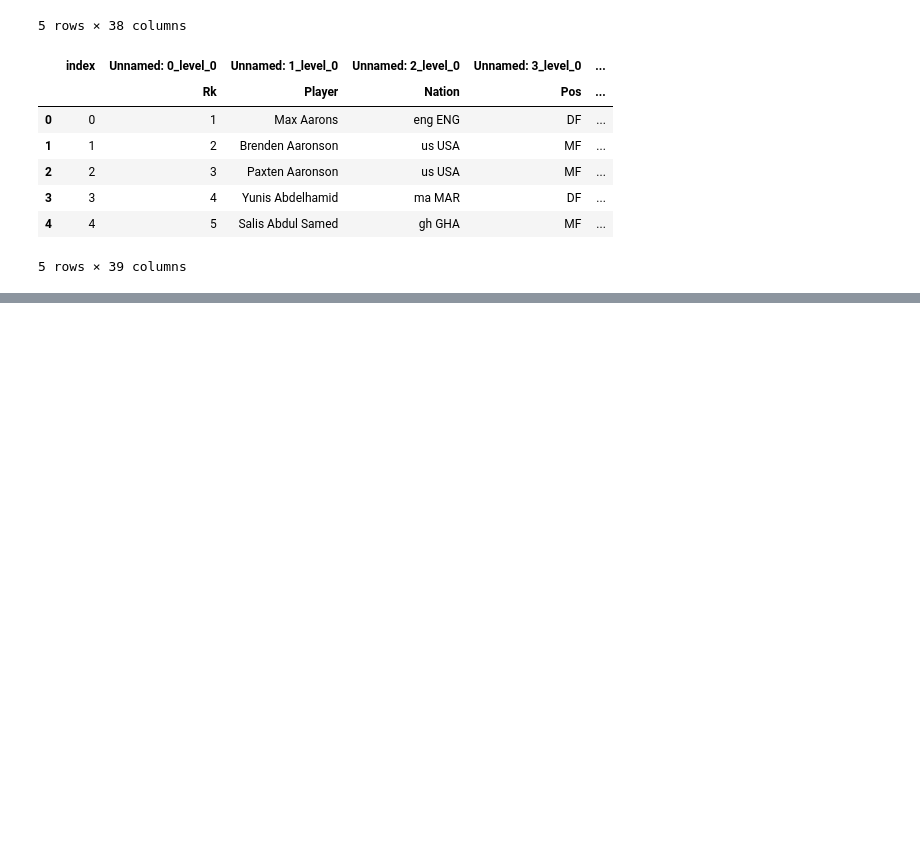
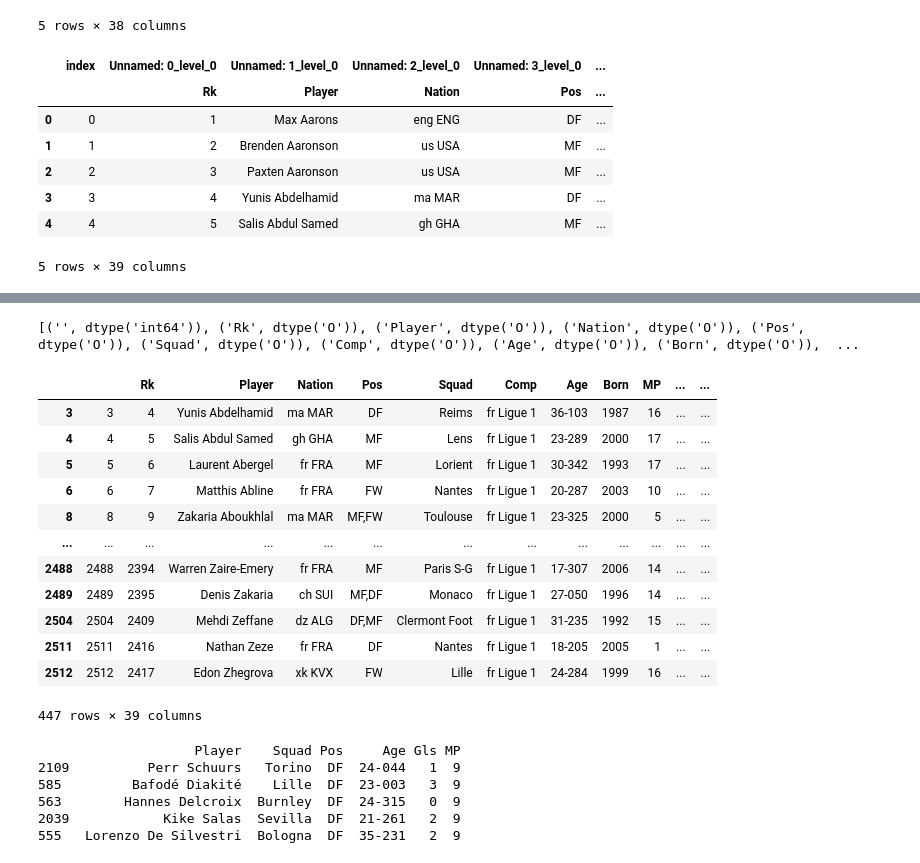
Before and after one commit to phenomenon0/LLM-in-Sports, a Jupyter notebook: main.ipynb, the cells around one changed output, grey strips where cells are left out. Drawn from its saved outputs; the diff is of its cells as text; code cells hidden in the pictures; blank space fills up the shorter version.

Commit message:
data types properly inferred prelim cleaning

```diff
--- a/main.ipynb
+++ b/main.ipynb
@@ -92,2 +106,8 @@ df.reset_index(inplace=True)
 # %%
 df.columns = df.columns.droplevel(0)
+# %%
+df.columns =['', 'Rk', 'Player', 'Nation', 'Pos', 'Squad', 'Comp', 'Age', 'Born',
+       'MP', 'Starts', 'Min', '90s', 'Gls', 'Ast', 'G+A', 'G-PK', 'PK',
+       'PKatt', 'CrdY', 'CrdR', 'xG', 'npxG', 'xAG', 'npxG+xAG', 'PrgC',
+       'PrgP', 'PrgR', 'Gls/90', 'Ast/90', 'G+A/90', 'G-PK/90', 'G+A-PK/90', 'xG/90', 'xAG/90',
+       'xG+xAG/90', 'npxG/90', 'npxG+xAG/90']
@@ -94 +120,13 @@ df.columns = df.columns.droplevel(0)
+# %%
+df['Age'] = df['Age'].str[:2]
+df['Age'] =pd.to_numeric(df['Age'], errors='coerce')
+df['90s'] =pd.to_numeric(df['90s'], errors='coerce')
+# %%
+columns_to_convert = ['MP', 'Starts', 'Min', '90s', 'Gls', 'Ast', 'G+A', 'G-PK', 'PK',
+                      'PKatt', 'CrdY', 'CrdR', 'xG', 'npxG', 'xAG', 'npxG+xAG', 'PrgC',
+                      'PrgP', 'PrgR', 'Gls/90', 'Ast/90', 'G+A/90', 'G-PK/90', 'G+A-PK/90',
+                      'xG/90', 'xAG/90', 'xG+xAG/90', 'npxG/90', 'npxG+xAG/90']
+
+df[columns_to_convert] = df[columns_to_convert].apply(pd.to_numeric, errors='coerce')
+df.MP = pd.to_numeric(df.MP, errors='coerce')
 # %%
@@ -102,0 +152,41 @@ Index(['', 'Rk', 'Player', 'Nation', 'Pos', 'Squad', 'Comp', 'Age', 'Born',
+# %%
+def check_column_types(df):
+    column_types = []
+    for column in df.columns:
+        column_type = df[column].dtype
+        column_types.append((column, column_type))
+    return column_types
+print(check_column_types(df))
+# %% [output]
+[('', dtype('int64')), ('Rk', dtype('O')), ('Player', dtype('O')), ('Nation', dtype('O')), ('Pos', dtype('O')), ('Squad', dtype('O')), ('Comp', dtype('O')), ('Age', dtype('O')), ('Born', dtype('O')),  ...
+# %%
+df1 = df.loc[df.Comp == 'fr Ligue 1']
+
+df1
+# %% [output]
+|  |  | Rk | Player | Nation | Pos | Squad | Comp | Age | Born | MP | ... | ... |
+| 3 | 3 | 4 | Yunis Abdelhamid | ma MAR | DF | Reims | fr Ligue 1 | 36-103 | 1987 | 16 | ... | ... |
+| 4 | 4 | 5 | Salis Abdul Samed | gh GHA | MF | Lens | fr Ligue 1 | 23-289 | 2000 | 17 | ... | ... |
+| 5 | 5 | 6 | Laurent Abergel | fr FRA | MF | Lorient | fr Ligue 1 | 30-342 | 1993 | 17 | ... | ... |
+| 6 | 6 | 7 | Matthis Abline | fr FRA | FW | Nantes | fr Ligue 1 | 20-287 | 2003 | 10 | ... | ... |
+| 8 | 8 | 9 | Zakaria Aboukhlal | ma MAR | MF,FW | Toulouse | fr Ligue 1 | 23-325 | 2000 | 5 | ... | ... |
+| ... | ... | ... | ... | ... | ... | ... | ... | ... | ... | ... | ... | ... |
+| 2488 | 2488 | 2394 | Warren Zaire-Emery | fr FRA | MF | Paris S-G | fr Ligue 1 | 17-307 | 2006 | 14 | ... | ... |
+| 2489 | 2489 | 2395 | Denis Zakaria | ch SUI | MF,DF | Monaco | fr Ligue 1 | 27-050 | 1996 | 14 | ... | ... |
+| 2504 | 2504 | 2409 | Mehdi Zeffane | dz ALG | DF,MF | Clermont Foot | fr Ligue 1 | 31-235 | 1992 | 15 | ... | ... |
+| 2511 | 2511 | 2416 | Nathan Zeze | fr FRA | DF | Nantes | fr Ligue 1 | 18-205 | 2005 | 1 | ... | ... |
+| 2512 | 2512 | 2417 | Edon Zhegrova | xk KVX | FW | Lille | fr Ligue 1 | 24-284 | 1999 | 16 | ... | ... |
+447 rows × 39 columns
+# %%
+
+df_defenders_under_21 = df[(df['Pos'].str.contains('DF'))]
+df_defenders_under_21 = df_defenders_under_21[['Player', 'Squad', 'Pos', 'Age', 'Gls', 'MP']]
+df_defenders_under_21.sort_values(by='MP', ascending=False, inplace=True)
+print(df_defenders_under_21.head(5))
+# %% [output]
+                    Player    Squad Pos     Age Gls MP
+2109          Perr Schuurs   Torino  DF  24-044   1  9
+585         Bafodé Diakité    Lille  DF  23-003   3  9
+563        Hannes Delcroix  Burnley  DF  24-315   0  9
+2039            Kike Salas  Sevilla  DF  21-261   2  9
+555   Lorenzo De Silvestri  Bologna  DF  35-231   2  9
```
Also changed, not shown: parts of 6 cells of this notebook.
